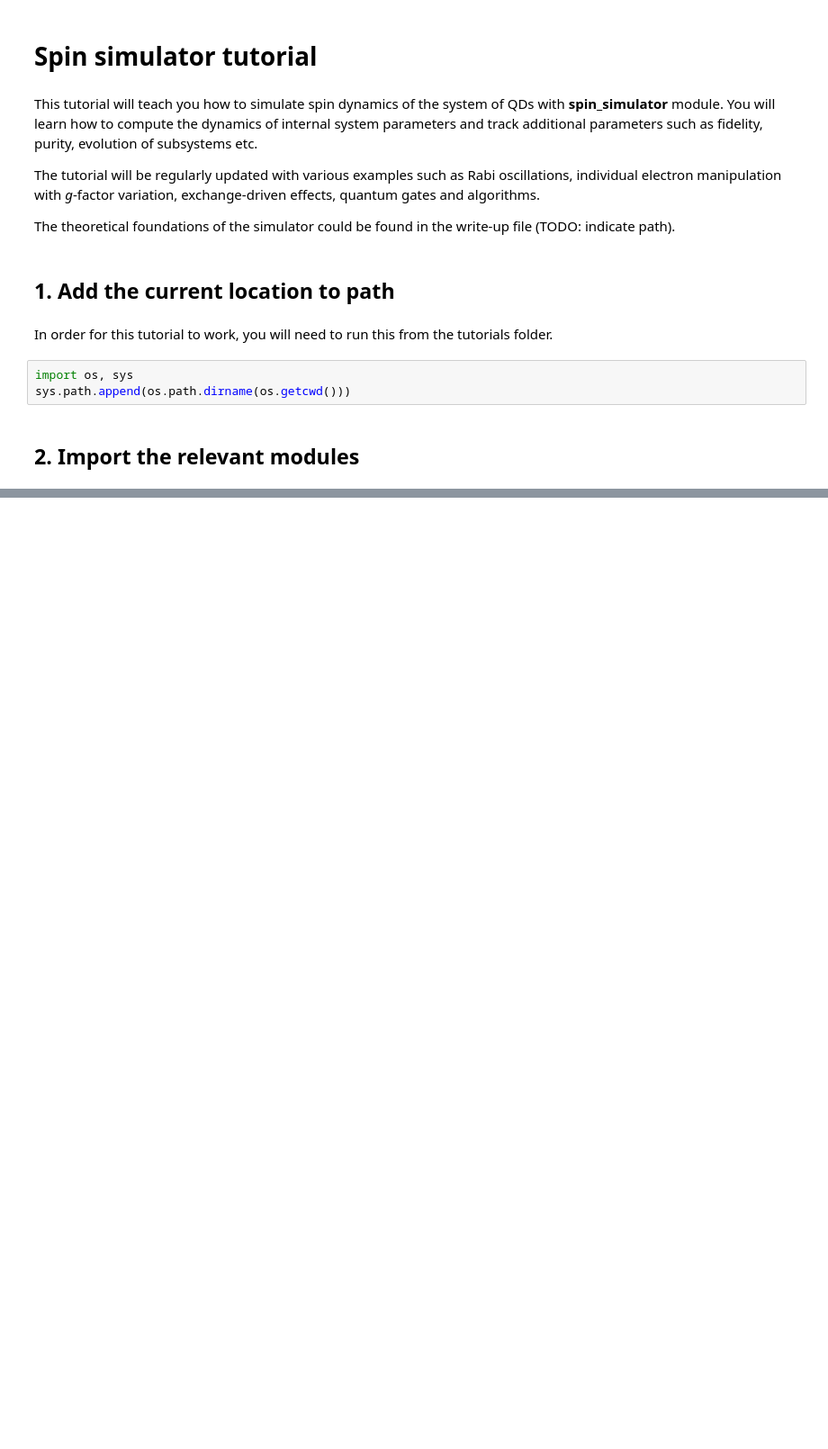
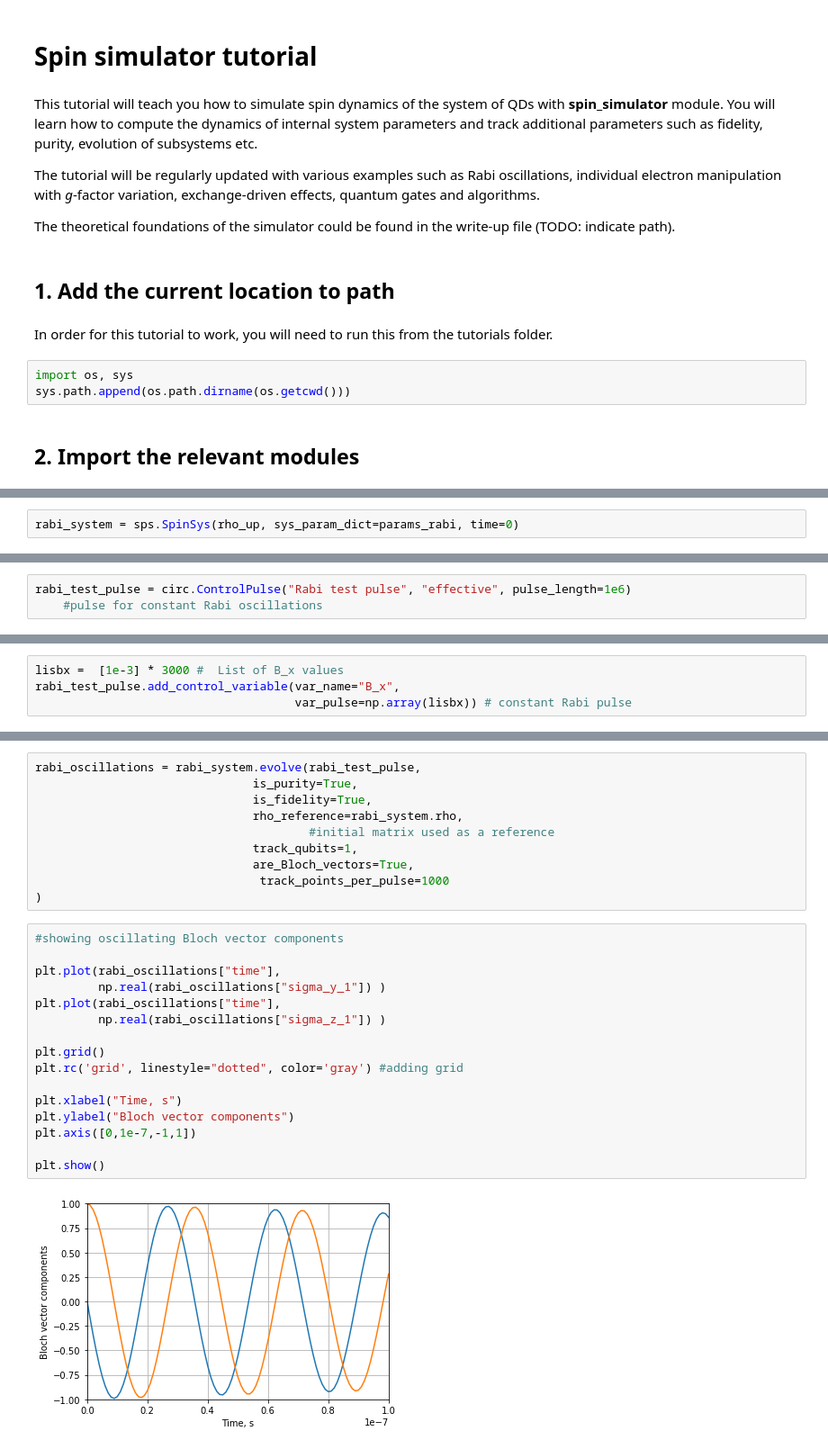
Before and after one commit to gharib85/QuDiPy, a Jupyter notebook: tutorials/Spin_simulator.ipynb, the cells around one changed output, grey strips where cells are left out. Shown at 90% size. Drawn from its saved outputs; the diff is of its cells as text; blank space fills up the shorter version.

```diff
--- a/tutorials/Spin_simulator.ipynb
+++ b/tutorials/Spin_simulator.ipynb
@@ -31,0 +57,2 @@ WARNING: Material system either not recognized or defined.
+# %%
+rabi_system = sps.SpinSys(rho_up, sys_param_dict=params_rabi, time=0)
@@ -31,0 +67,3 @@ WARNING: Material system either not recognized or defined.
+# %%
+rabi_test_pulse = circ.ControlPulse("Rabi test pulse", "effective", pulse_length=1e6)
+    #pulse for constant Rabi oscillations
@@ -31,0 +77,4 @@ WARNING: Material system either not recognized or defined.
+# %%
+lisbx =  [1e-3] * 3000 #  List of B_x values
+rabi_test_pulse.add_control_variable(var_name="B_x",
+                                     var_pulse=np.array(lisbx)) # constant Rabi pulse
@@ -31,0 +114,28 @@ WARNING: Material system either not recognized or defined.
+# %%
+rabi_oscillations = rabi_system.evolve(rabi_test_pulse,
+                               is_purity=True,
+                               is_fidelity=True,
+                               rho_reference=rabi_system.rho,
+                                       #initial matrix used as a reference
+                               track_qubits=1,
+                               are_Bloch_vectors=True,
+                                track_points_per_pulse=1000
+)
+# %%
+#showing oscillating Bloch vector components
+
+plt.plot(rabi_oscillations["time"],
+         np.real(rabi_oscillations["sigma_y_1"]) )
+plt.plot(rabi_oscillations["time"],
+         np.real(rabi_oscillations["sigma_z_1"]) )
+
+plt.grid()
+plt.rc('grid', linestyle="dotted", color='gray') #adding grid
+
+plt.xlabel("Time, s")
+plt.ylabel("Bloch vector components")
+plt.axis([0,1e-7,-1,1])
+
+plt.show()
+# %% [output]
+[figure, added]
```
Also changed, not shown: parts of 35 cells of this notebook, 2 other files.
